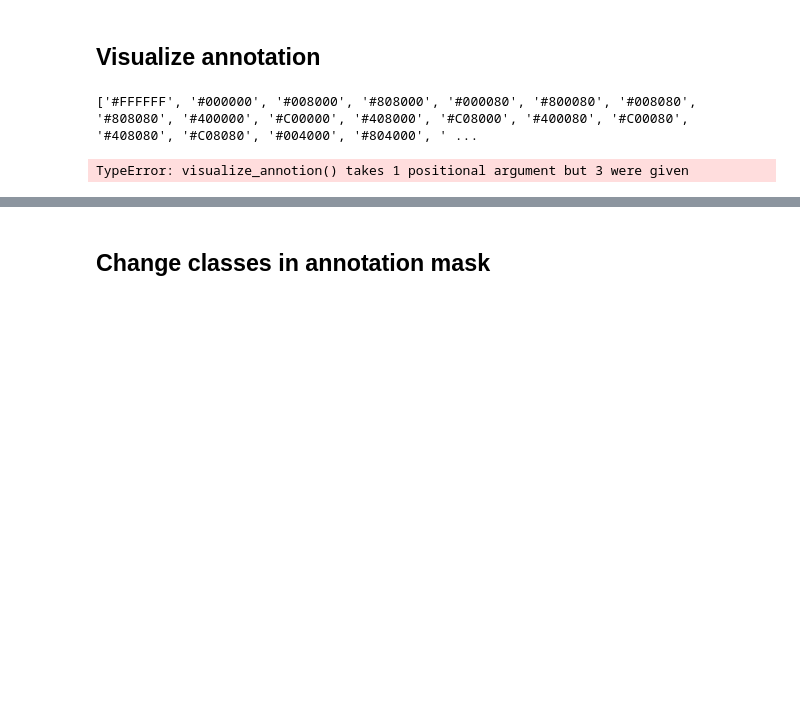
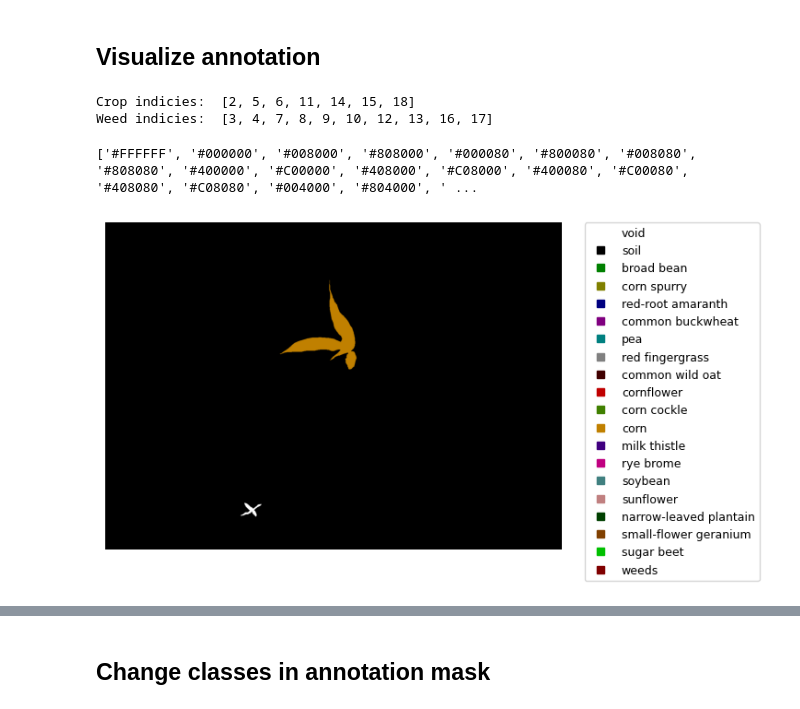
Before and after one commit to katekuian/master_thesis, a Jupyter notebook: 02_data_preparation.ipynb, the cells around one changed output, grey strips where cells are left out. Drawn from its saved outputs; the diff is of its cells as text; code cells hidden in the pictures; blank space fills up the shorter version.

```diff
--- a/02_data_preparation.ipynb
+++ b/02_data_preparation.ipynb
@@ -47,7 +40,8 @@ color_values = [
     [192, 128, 128],
     [0, 64, 0],
     [128, 64, 0],
-    [0, 192, 0]
+    [0, 192, 0],
+    [128, 0, 0]
 ]
 
 plant_classification = {
@@ -69,8 +63,18 @@ plant_classification = {
     'sunflower': 'crop',
     'narrow-leaved plantain': 'weed',
     'small-flower geranium': 'weed',
-    'sugar beet': 'crop'
+    'sugar beet': 'crop',
+    'weeds': 'weeds',
 }
+
+crop_indices = [index for index, value in enumerate(plant_classification) if plant_classification[value] == 'crop']
+weed_indices = [index for index, value in enumerate(plant_classification) if plant_classification[value] == 'weed']
+
+print("Crop indicies: ", crop_indices)
+print("Weed indicies: ", weed_indices)
+# %% [output]
+Crop indicies:  [2, 5, 6, 11, 14, 15, 18]
+Weed indicies:  [3, 4, 7, 8, 9, 10, 12, 13, 16, 17]
 # %%
 hex_colors = ['#{:02X}{:02X}{:02X}'.format(r, g, b) for r, g, b in color_values]
 print(hex_colors)
@@ -103,5 +107,5 @@ def visualize_annotion(image_name):
 # %%
-visualize_annotion('img_00000.png')
+visualize_annotation('img_00000.png')
 # %% [output]
-TypeError: visualize_annotion() takes 1 positional argument but 3 were given
+[figure, added]
 # %%
```
Also changed, not shown: parts of 14 cells of this notebook.
